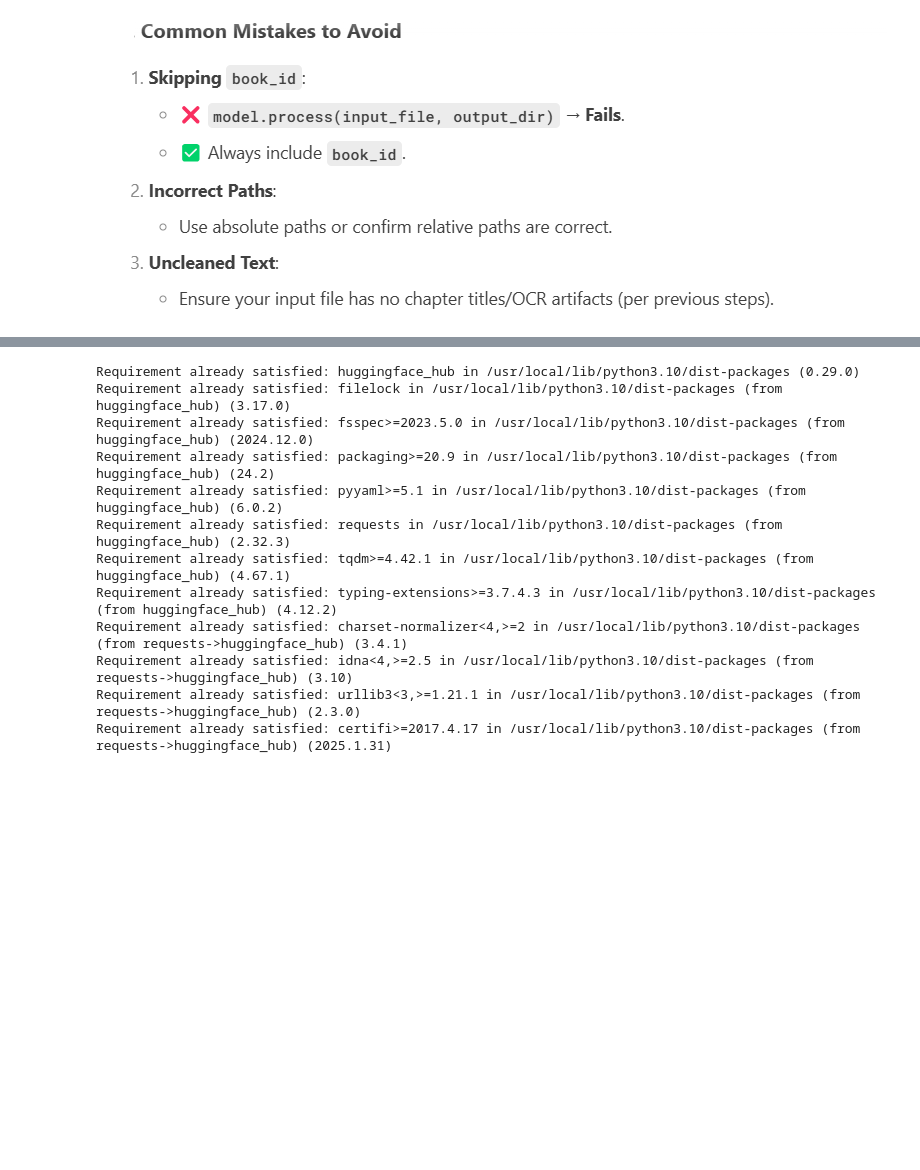
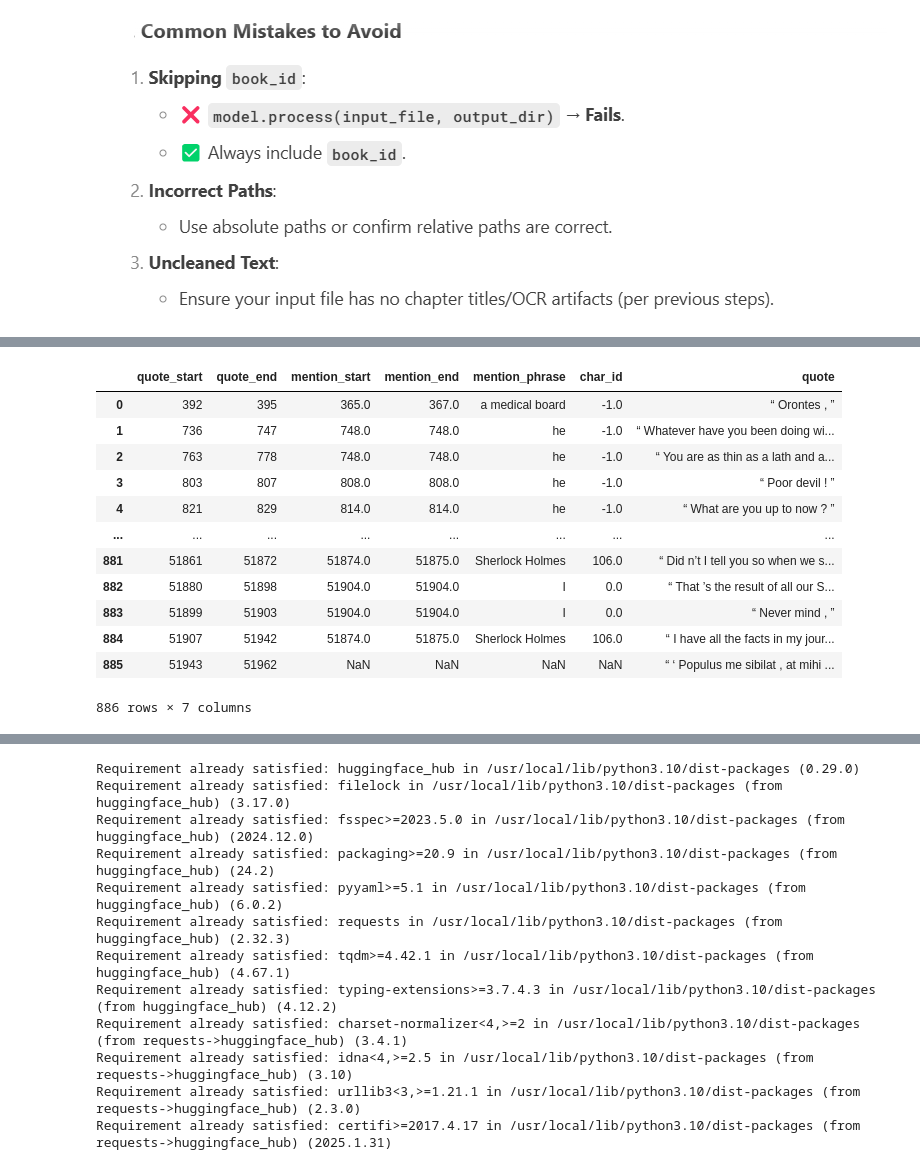
Before and after one commit to mohdabuzaransari9/Interactive-literary-characters-ai, a Jupyter notebook: interactive-literary-characters-ai.ipynb, the cells around one changed output, grey strips where cells are left out. Drawn from its saved outputs; the diff is of its cells as text; code cells hidden in the pictures; blank space fills up the shorter version.

Commit message:
Kaggle Notebook | interactive-literary-character-ai | Version 5

```diff
--- a/interactive-literary-characters-ai.ipynb
+++ b/interactive-literary-characters-ai.ipynb
@@ -586,0 +625,17 @@ print(f"Book ID: {book_id}")
+# %%
+df_quotes = pd.read_csv("/kaggle/working/booknlp_sample_output/a_study_in_scarlet.quotes", delimiter="\t")
+df_quotes
+# %% [output]
+|  | quote_start | quote_end | mention_start | mention_end | mention_phrase | char_id | quote |
+| 0 | 392 | 395 | 365.0 | 367.0 | a medical board | -1.0 | “ Orontes , ” |
+| 1 | 736 | 747 | 748.0 | 748.0 | he | -1.0 | “ Whatever have you been doing wi... |
+| 2 | 763 | 778 | 748.0 | 748.0 | he | -1.0 | “ You are as thin as a lath and a... |
+| 3 | 803 | 807 | 808.0 | 808.0 | he | -1.0 | “ Poor devil ! ” |
+| 4 | 821 | 829 | 814.0 | 814.0 | he | -1.0 | “ What are you up to now ? ” |
+| ... | ... | ... | ... | ... | ... | ... | ... |
+| 881 | 51861 | 51872 | 51874.0 | 51875.0 | Sherlock Holmes | 106.0 | “ Did n’t I tell you so when we s... |
+| 882 | 51880 | 51898 | 51904.0 | 51904.0 | I | 0.0 | “ That ’s the result of all our S... |
+| 883 | 51899 | 51903 | 51904.0 | 51904.0 | I | 0.0 | “ Never mind , ” |
+| 884 | 51907 | 51942 | 51874.0 | 51875.0 | Sherlock Holmes | 106.0 | “ I have all the facts in my jour... |
+| 885 | 51943 | 51962 | NaN | NaN | NaN | NaN | “ ‘ Populus me sibilat , at mihi ... |
+886 rows × 7 columns
```
Also changed, not shown: parts of 28 cells of this notebook.
